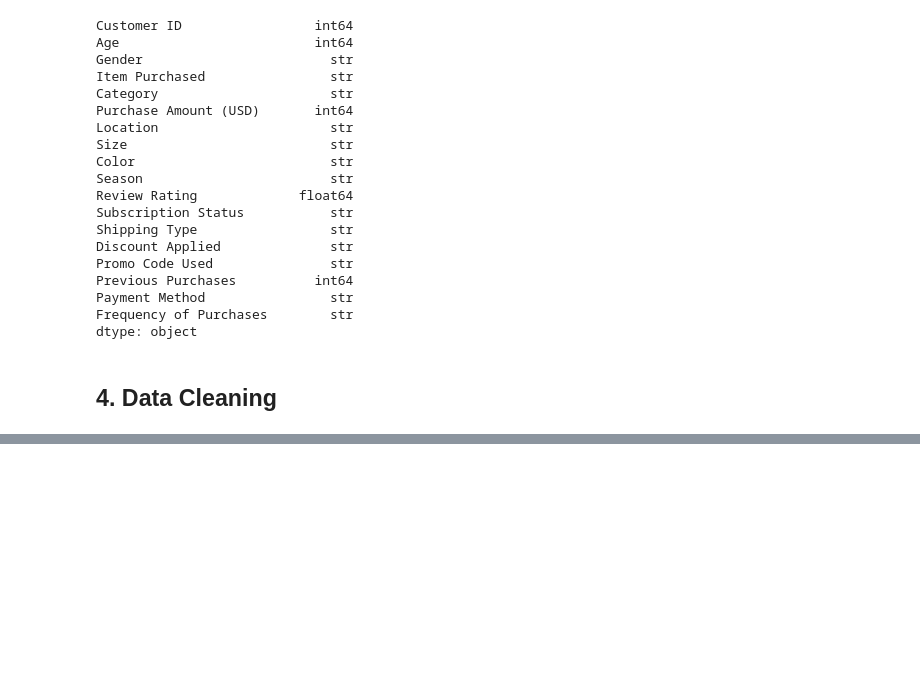
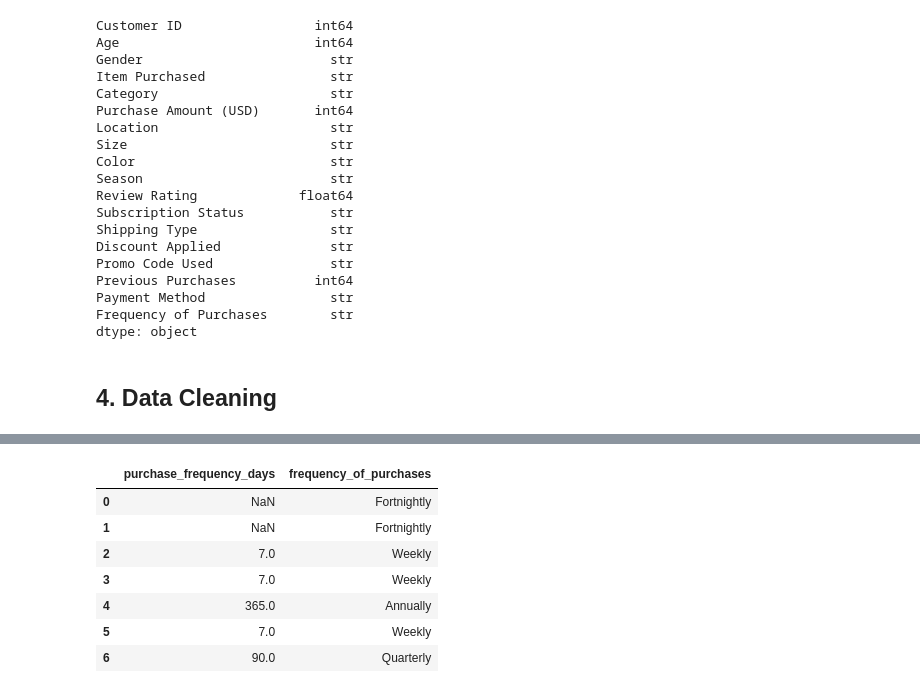
Before and after one commit to poojachavan8225/customer-purchasing-behavior-analysis, a Jupyter notebook: notebooks/customer_purchasing_behavior_analysis.ipynb, the cells around one changed output, grey strips where cells are left out. Drawn from its saved outputs; the diff is of its cells as text; code cells hidden in the pictures; blank space fills up the shorter version.

```diff
--- a/notebooks/customer_purchasing_behavior_analysis.ipynb
+++ b/notebooks/customer_purchasing_behavior_analysis.ipynb
@@ -124,0 +242,11 @@ dtype: object
+# %%
+df[['purchase_frequency_days','frequency_of_purchases']].head(7)
+# %% [output]
+|  | purchase_frequency_days | frequency_of_purchases |
+| 0 | NaN | Fortnightly |
+| 1 | NaN | Fortnightly |
+| 2 | 7.0 | Weekly |
+| 3 | 7.0 | Weekly |
+| 4 | 365.0 | Annually |
+| 5 | 7.0 | Weekly |
+| 6 | 90.0 | Quarterly |
```
Also changed, not shown: parts of 14 cells of this notebook.
